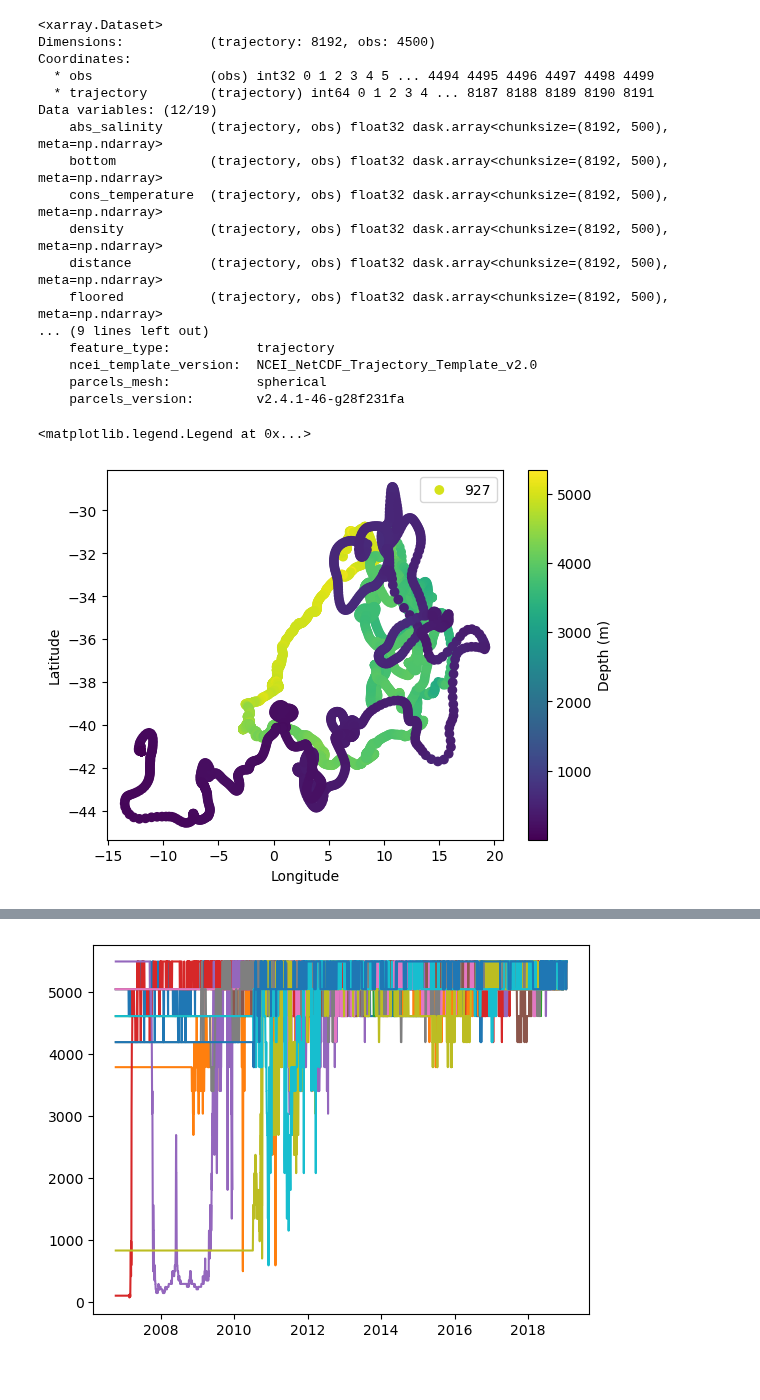
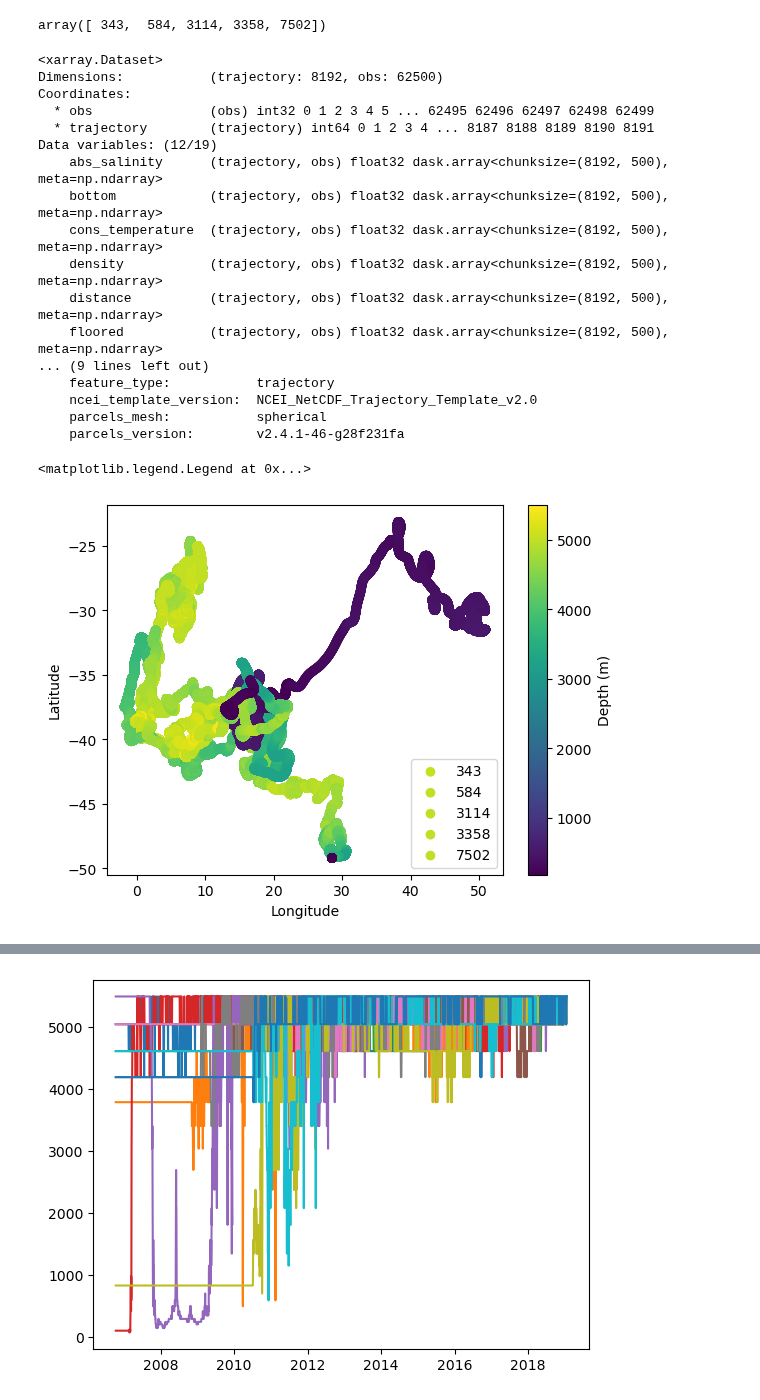
Before and after one commit to OceanParcels/Backtracking_Abyssal_Nanoplastics, a Jupyter notebook: python/analysis_freak_particles.ipynb, the cells around one changed output, grey strips where cells are left out. Cells and saved outputs as stored; diff of their text form; code cells hidden in the pictures.

```diff
--- a/python/analysis_freak_particles.ipynb
+++ b/python/analysis_freak_particles.ipynb
@@ -4,23 +4,27 @@ import matplotlib.pyplot as plt
 import xarray as xr
 # %%
 ft = 10000
-local_path = f'/storage/shared/oceanparcels/output_data/data_Claudio/hc13_2/hc13_{ft}.zarr'
+local_path = f'/storage/shared/oceanparcels/output_data/data_Claudio/hc13_2/hc13_0_big.zarr'
 # %%
 sim = xr.open_zarr(local_path)
 sim = sim.where(sim.radius < 1e-6/2, drop=False)
 
 depths = sim['z'].values
 
-k1, k2 = np.where(depths < 10)
+k1, k2 = np.where(depths < 300)
 idx_particles, idx_k2 = np.unique(k1, return_index=True)
 surface_time = k2[idx_k2]
+# %%
+idx_particles
+# %% [output]
+array([ 343,  584, 3114, 3358, 7502])
 # %%
 sim
 # %% [output]
 <xarray.Dataset>
-Dimensions:           (trajectory: 8192, obs: 4500)
+Dimensions:           (trajectory: 8192, obs: 62500)
 Coordinates:
-  * obs               (obs) int32 0 1 2 3 4 5 ... 4494 4495 4496 4497 4498 4499
+  * obs               (obs) int32 0 1 2 3 4 5 ... 62495 62496 62497 62498 62499
   * trajectory        (trajectory) int64 0 1 2 3 4 ... 8187 8188 8189 8190 8191
 Data variables: (12/19)
     abs_salinity      (trajectory, obs) float32 dask.array<chunksize=(8192, 500), meta=np.ndarray>
@@ -35,17 +39,17 @@ Data variables: (12/19)
     parcels_mesh:           spherical
     parcels_version:        v2.4.1-46-g28f231fa
 # %%
-for i in idx_particles[1:2]:
+for i in idx_particles:
     im = plt.scatter(sim['lon'][i, :],
              sim['lat'][i, :], c=sim['z'][i, :], label=i)
 
 plt.colorbar(im, label='Depth (m)')
 plt.xlabel('Longitude')
 plt.ylabel('Latitude')
 plt.legend()
 # %% [output]
 <matplotlib.legend.Legend at 0x...>
-[figure, old version]
+[figure, new version]
 # %%
 for i in idx_particles:
     plt.plot(sim['time'][i, :], sim['z_kz'][i, :], label=i)
```
Also changed, not shown: parts of 5 cells of this notebook, 4 other files.
